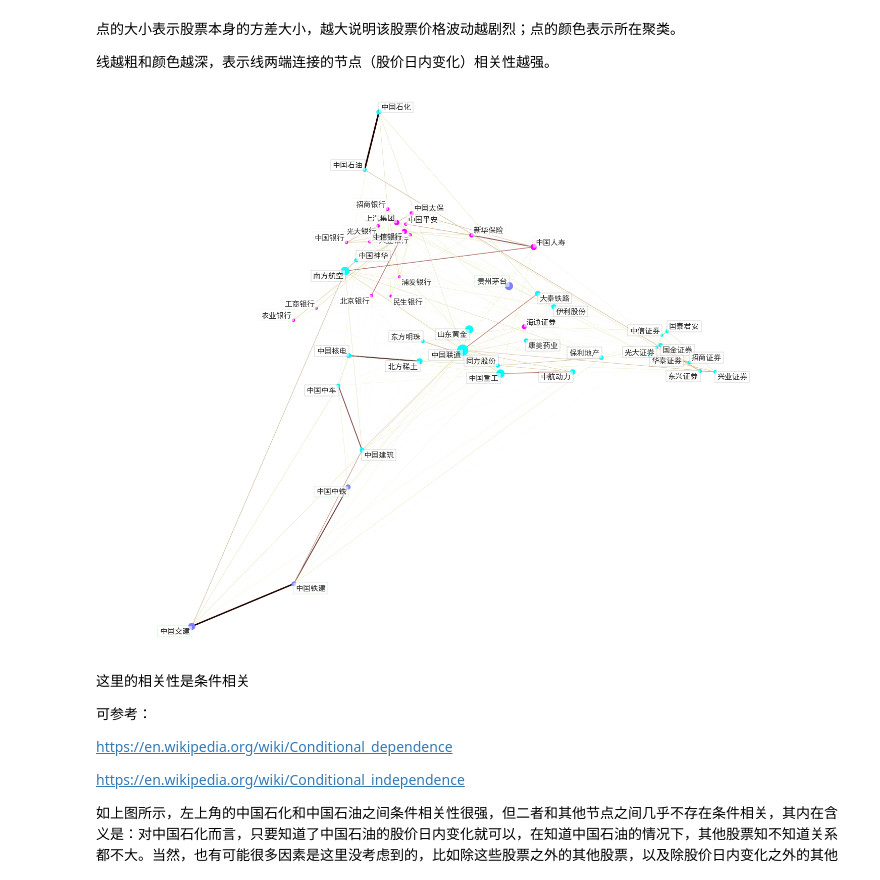
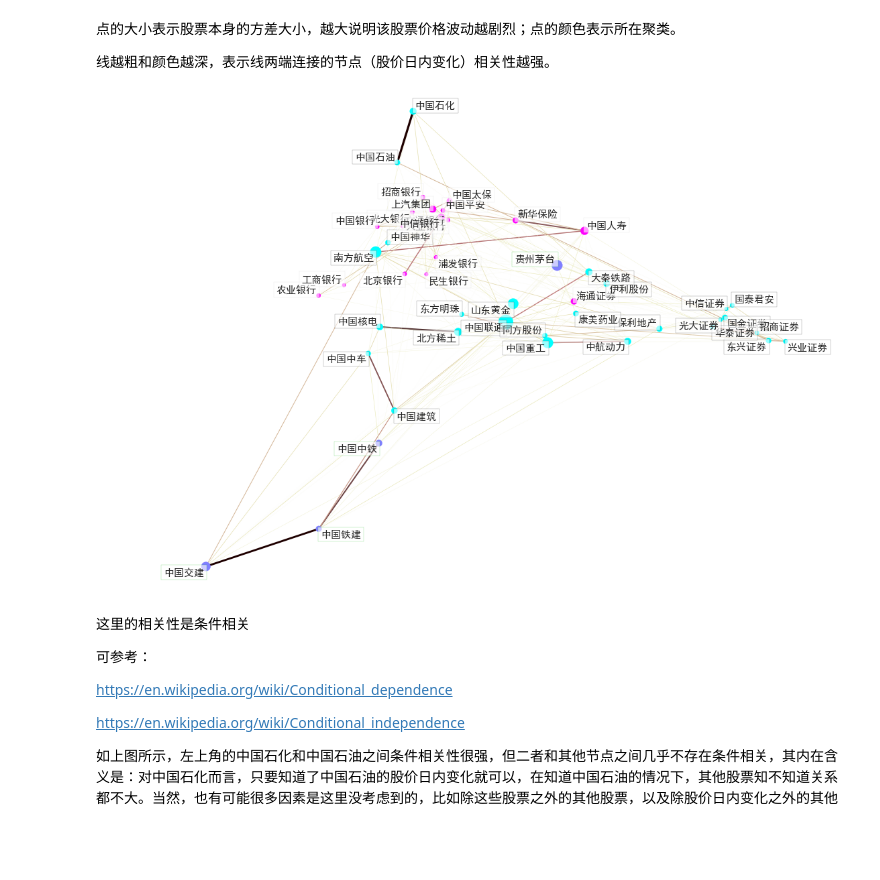
Before and after one commit to loveisp/stock_pynb, a Jupyter notebook: 上证50成份股的图模型分析.ipynb, the cells around one changed output. Saved outputs shown, nothing was run; the diff lists cells and outputs as text; code cells hidden in the pictures; blank space fills up the shorter version.

```diff
--- a/上证50成份股的图模型分析.ipynb
+++ b/上证50成份股的图模型分析.ipynb
@@ -117,7 +117,7 @@ embedding = node_position_model.fit_transform(df).T
 
 线越粗和颜色越深，表示线两端连接的节点（股价日内变化）相关性越强。
 # %%
-plt.figure(1, facecolor='w', figsize=(18, 15))
+plt.figure(1, facecolor='w', figsize=(15, 10))
 plt.clf()
 ax = plt.axes([0., 0., 1., 1.])
 plt.axis('off')
@@ -149,34 +149,34 @@ for index, (name, label, (x, y)) in enumerate(
     dy = y - embedding[1]
     dy[index] = 1
     this_dx = dx[np.argmin(np.abs(dy))]
     this_dy = dy[np.argmin(np.abs(dx))]
     if this_dx > 0:
         horizontalalignment = 'left'
         x = x + .002
     else:
         horizontalalignment = 'right'
         x = x - .002
     if this_dy > 0:
         verticalalignment = 'bottom'
         y = y + .002
     else:
         verticalalignment = 'top'
         y = y - .002
     plt.text(x, y, name, size=15,
              horizontalalignment=horizontalalignment,
              verticalalignment=verticalalignment,
              bbox=dict(facecolor='w',
                        edgecolor=plt.cm.spectral(label / float(n_labels)),
                        alpha=.6))
 
 plt.xlim(embedding[0].min() - .15 * embedding[0].ptp(),
          embedding[0].max() + .10 * embedding[0].ptp(),)
 plt.ylim(embedding[1].min() - .03 * embedding[1].ptp(),
          embedding[1].max() + .03 * embedding[1].ptp())
 
 plt.show()
 # %% [output]
-[figure, old version]
+[figure, new version]
 # %% [markdown]
 这里的相关性是条件相关
 
```
